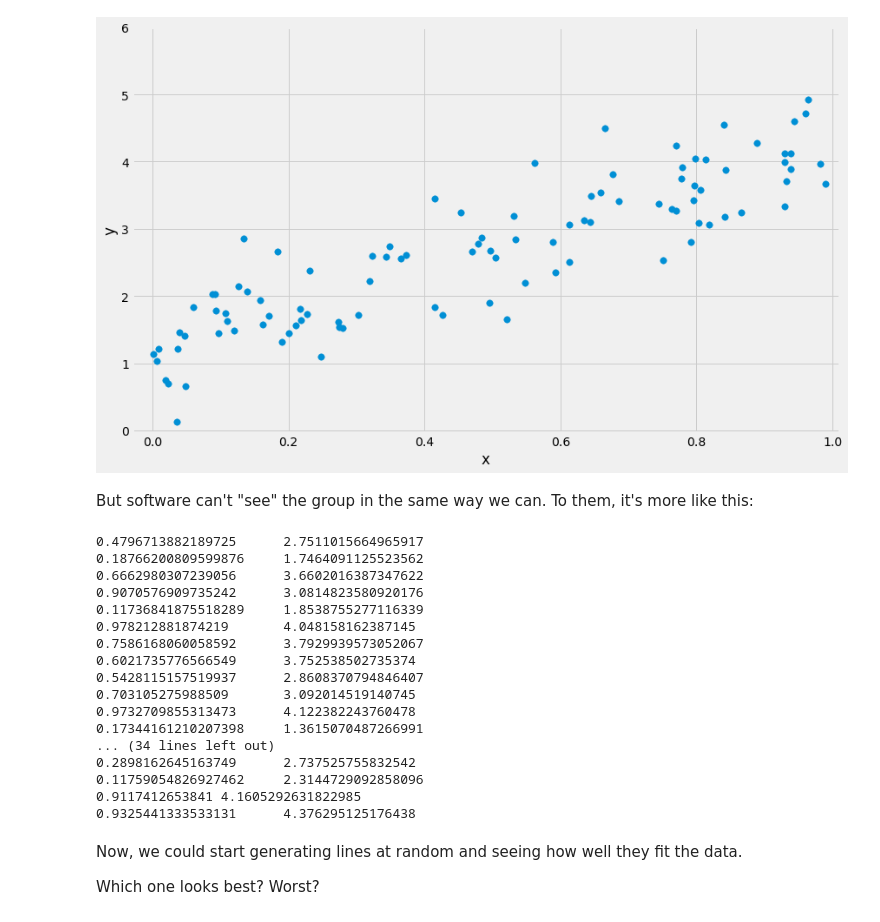
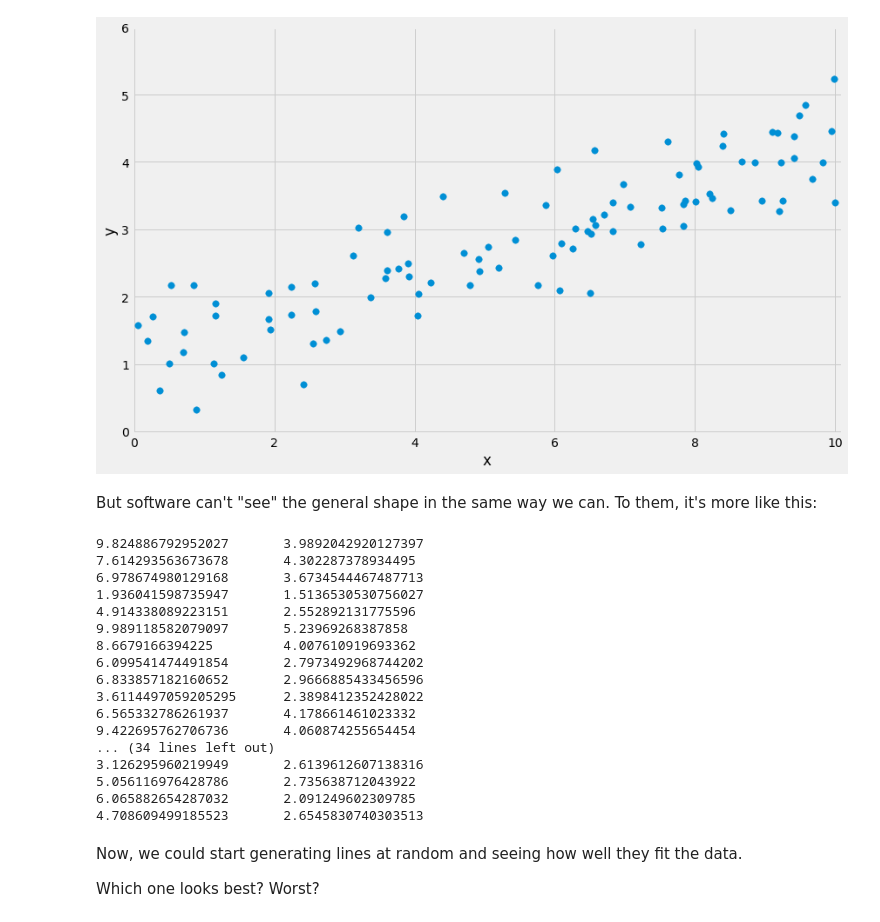
Before and after one commit to evan-burke/m3_sf_2020_training, a Jupyter notebook: how_ml_works.ipynb, the cells around one changed output. Drawn from its saved outputs; the diff is of its cells as text; code cells hidden in the pictures.

```diff
--- a/how_ml_works.ipynb
+++ b/how_ml_works.ipynb
@@ -18,18 +16,19 @@ style.use('fivethirtyeight')
 FIGSIZE = (13,8)
 # %%
 # Generate some random points
-x = np.random.rand(100, 1)
+np.random.seed(23580918)
+x = np.random.rand(100, 1) * 10
 noise = (np.random.randn(100, 1) + 0.7) * 0.5
-y = 0.8 + 3 * x + noise
+y = 0.8 + 0.3 * x + noise
 # %%
 def gen_random_line():
     y_intercept_range = (0.3, 3)
-    slope_range = (-1, 6)
+    slope_range = (-0.1, 0.6)
 
     y_intercept = random.uniform(*y_intercept_range)
     slope = random.uniform(*slope_range)
 
-    if slope <= -0.5 and y_intercept <1:
+    if slope <= -0.05 and y_intercept <0.1:
         # regenerate
         y_intercept, slope = gen_random_line()
 
@@ -74,7 +73,7 @@ inverse_colormap = {}
 for i in colormap:
     inverse_colormap[colormap[i]] = i
 # %%
-def plot_points(red=False, random_lines=None, lines=None):
+def plot_points(red=False, random_lines=None, lines=None, savefile=None):
 
     _colors = random.sample(colors, len(colors))
 
@@ -84,6 +83,7 @@ def plot_points(red=False, random_lines=None, lines=None):
     plt.scatter(x,y,s=55)
     plt.xlabel('x')
     plt.ylabel('y')
+    plt.axis((-0.03, 10.1, -0.03, 6)) #xmin, xmax, ymin, ymax
 
     if lines is not None:
         for i in lines:
@@ -105,39 +105,42 @@ def plot_points(red=False, random_lines=None, lines=None):
             plt.plot(x, rl[0] + rl[1] * x, randcolor)
 
     if red:
-        plt.plot(x, 1.3 + 3 * x, "r")
+        plt.plot(x, 1.2 + 0.3 * x, "r")
 
-    plt.axis((-0.03, 1.01, -0.03, 6)) #xmin, xmax, ymin, ymax
-    plt.show()
+    if savefile:
+        plt.savefig(savefile)
+        plt.close()
+    else:
+        plt.show()
     if chosen_vars:
         return chosen_vars
 # %%
-plot_points()
+plot_points(0)
 # %% [output]
-[figure, old version]
+[figure, new version]
 # %% [markdown]
-But software can't "see" the group in the same way we can. To them, it's more like this:
+But software can't "see" the general shape in the same way we can. To them, it's more like this:
 # %%
 for i in range(50):
-    print(x[i][0], y[i][0], sep="\t")
+    print(x[i][0], y[i][0], sep="  \t")
 # %% [output]
-0.4796713882189725      2.7511015664965917
-0.18766200809599876     1.7464091125523562
-0.6662980307239056      3.6602016387347622
-0.9070576909735242      3.0814823580920176
-0.11736841875518289     1.8538755277116339
-0.978212881874219       4.048158162387145
-0.7586168060058592      3.7929939573052067
-0.6021735776566549      3.752538502735374
-0.5428115157519937      2.8608370794846407
-0.703105275988509       3.092014519140745
-0.9732709855313473      4.122382243760478
-0.17344161210207398     1.3615070487266991
+9.824886792952027       3.9892042920127397
+7.614293563673678       4.302287378934495
+6.978674980129168       3.6734544467487713
+1.936041598735947       1.5136530530756027
+4.914338089223151       2.552892131775596
+9.989118582079097       5.23969268387858
+8.6679166394225         4.007610919693362
+6.099541474491854       2.7973492968744202
+6.833857182160652       2.9666885433456596
+3.6114497059205295      2.3898412352428022
+6.565332786261937       4.178661461023332
+9.422695762706736       4.060874255654454
 ... (34 lines left out)
-0.2898162645163749      2.737525755832542
-0.11759054826927462     2.3144729092858096
-0.9117412653841 4.1605292631822985
-0.9325441333533131      4.376295125176438
+3.126295960219949       2.6139612607138316
+5.056116976428786       2.735638712043922
+6.065882654287032       2.091249602309785
+4.708609499185523       2.6545830740303513
 # %% [markdown]
 Now, we could start generating lines at random and seeing how well they fit the data.
 
```
Also changed, not shown: parts of 26 cells of this notebook, 2 other files.
